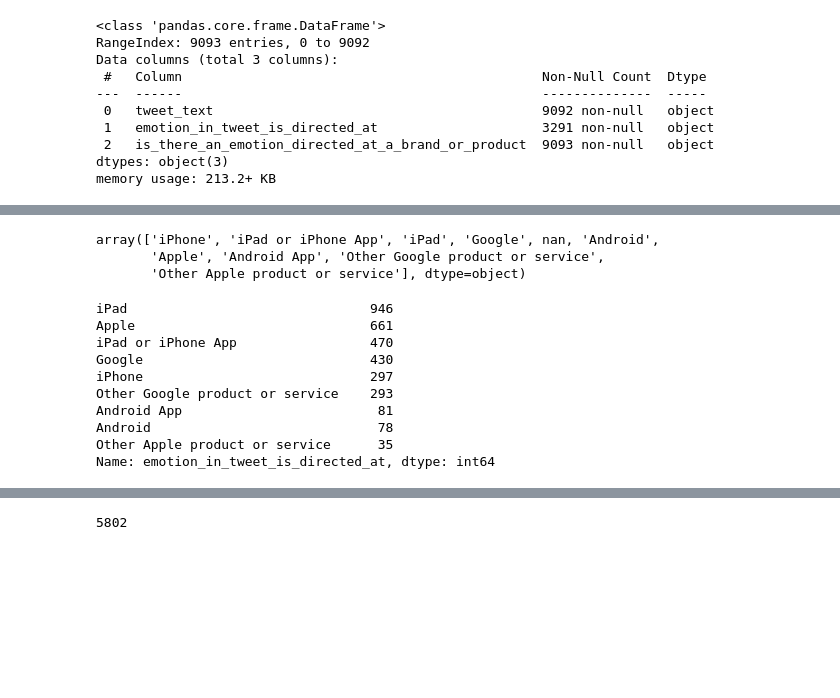
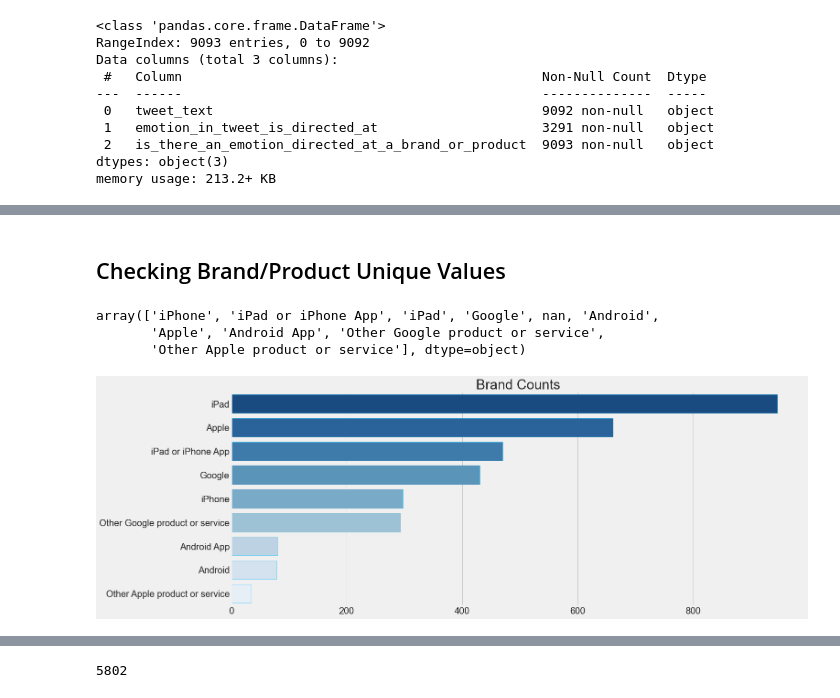
Before and after one commit to jeffreyhwatson/nlp_sentiment_project, a Jupyter notebook: notebooks/exploratory/base_data.ipynb, the cells around one changed output, grey strips where cells are left out. Cells and saved outputs as stored; diff of their text form; code cells hidden in the pictures; blank space fills up the shorter version.

```diff
--- a/notebooks/exploratory/base_data.ipynb
+++ b/notebooks/exploratory/base_data.ipynb
@@ -54 +90,3 @@ memory usage: 213.2+ KB
+# %% [markdown]
+## Checking Brand/Product Unique Values
 # %%
@@ -57,16 +95,7 @@ data.emotion_in_tweet_is_directed_at.unique()
 array(['iPhone', 'iPad or iPhone App', 'iPad', 'Google', nan, 'Android',
        'Apple', 'Android App', 'Other Google product or service',
        'Other Apple product or service'], dtype=object)
-# %%
-data.emotion_in_tweet_is_directed_at.value_counts()
-# %% [output]
-iPad                               946
-Apple                              661
-iPad or iPhone App                 470
-Google                             430
-iPhone                             297
-Other Google product or service    293
-Android App                         81
-Android                             78
-Other Apple product or service      35
-Name: emotion_in_tweet_is_directed_at, dtype: int64
+# %%
+vz.brand_counts(df)
+# %% [output]
+[figure, added]
```
Also changed, not shown: parts of 41 cells of this notebook, 3 other files.
